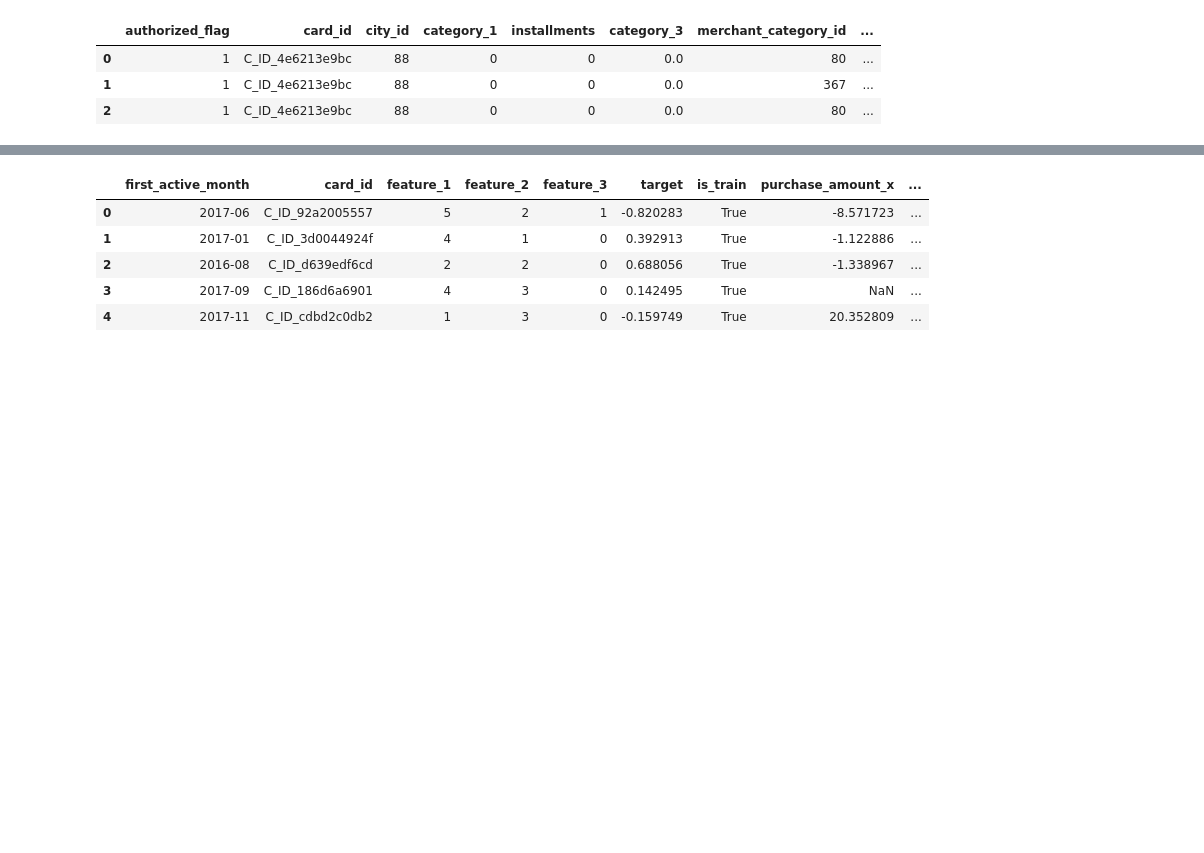
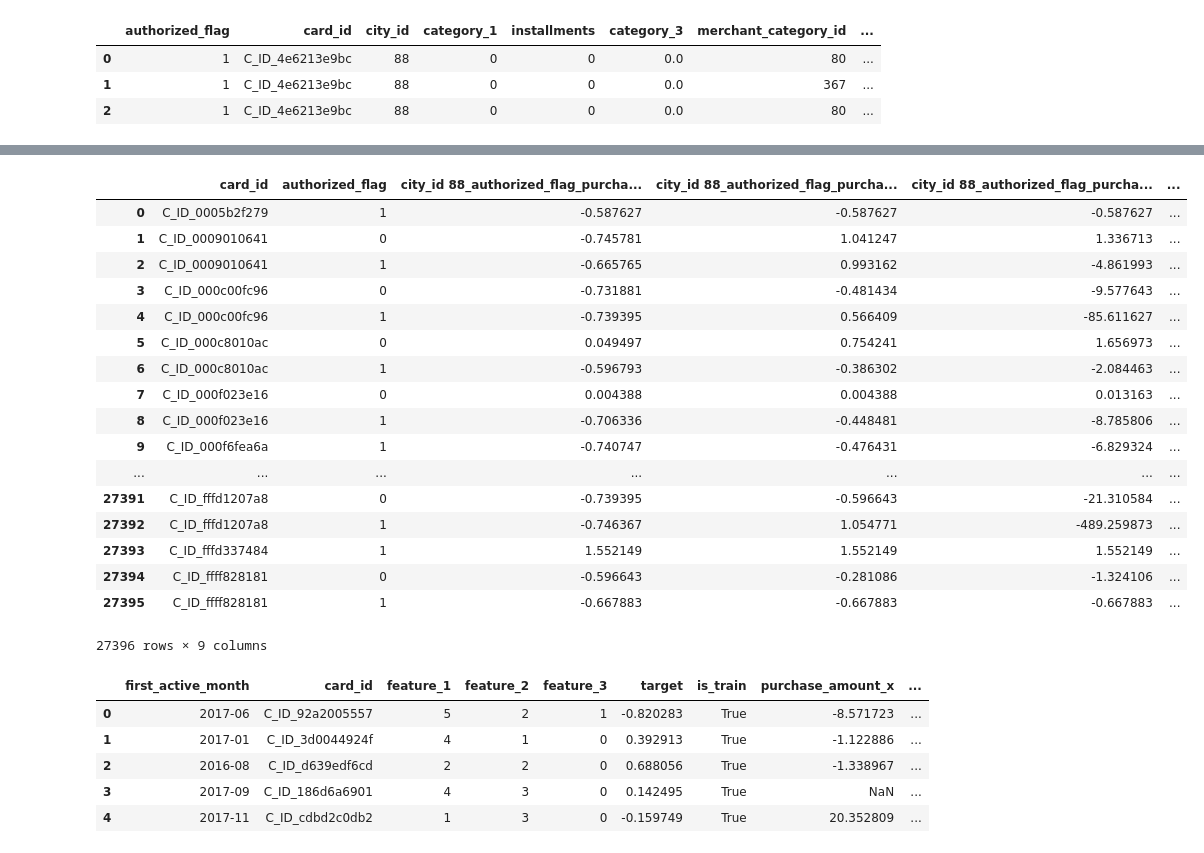
Before and after one commit to glebvk85/competitions, a Jupyter notebook: kaggle/elo-merchant-category-recommendation/analyze.ipynb, the cells around one changed output, grey strips where cells are left out. Cells and saved outputs as stored; diff of their text form; code cells hidden in the pictures; blank space fills up the shorter version.

```diff
--- a/kaggle/elo-merchant-category-recommendation/analyze.ipynb
+++ b/kaggle/elo-merchant-category-recommendation/analyze.ipynb
@@ -156,3 +168,24 @@ sum_purchases.head()
+# %%
+aggregate_item
+# %% [output]
+|  | card_id | authorized_flag | city_id 88_authorized_flag_purcha... | city_id 88_authorized_flag_purcha... | city_id 88_authorized_flag_purcha... | ... |
+| 0 | C_ID_0005b2f279 | 1 | -0.587627 | -0.587627 | -0.587627 | ... |
+| 1 | C_ID_0009010641 | 0 | -0.745781 | 1.041247 | 1.336713 | ... |
+| 2 | C_ID_0009010641 | 1 | -0.665765 | 0.993162 | -4.861993 | ... |
+| 3 | C_ID_000c00fc96 | 0 | -0.731881 | -0.481434 | -9.577643 | ... |
+| 4 | C_ID_000c00fc96 | 1 | -0.739395 | 0.566409 | -85.611627 | ... |
+| 5 | C_ID_000c8010ac | 0 | 0.049497 | 0.754241 | 1.656973 | ... |
+| 6 | C_ID_000c8010ac | 1 | -0.596793 | -0.386302 | -2.084463 | ... |
+| 7 | C_ID_000f023e16 | 0 | 0.004388 | 0.004388 | 0.013163 | ... |
+| 8 | C_ID_000f023e16 | 1 | -0.706336 | -0.448481 | -8.785806 | ... |
+| 9 | C_ID_000f6fea6a | 1 | -0.740747 | -0.476431 | -6.829324 | ... |
+| ... | ... | ... | ... | ... | ... | ... |
+| 27391 | C_ID_fffd1207a8 | 0 | -0.739395 | -0.596643 | -21.310584 | ... |
+| 27392 | C_ID_fffd1207a8 | 1 | -0.746367 | 1.054771 | -489.259873 | ... |
+| 27393 | C_ID_fffd337484 | 1 | 1.552149 | 1.552149 | 1.552149 | ... |
+| 27394 | C_ID_ffff828181 | 0 | -0.596643 | -0.281086 | -1.324106 | ... |
+| 27395 | C_ID_ffff828181 | 1 | -0.667883 | -0.667883 | -0.667883 | ... |
+27396 rows × 9 columns
 # %%
 cities = historical_transactions['city'].unique()
 category_1 = historical_transactions['category_1'].unique()
```
Also changed, not shown: parts of 2 cells of this notebook.
